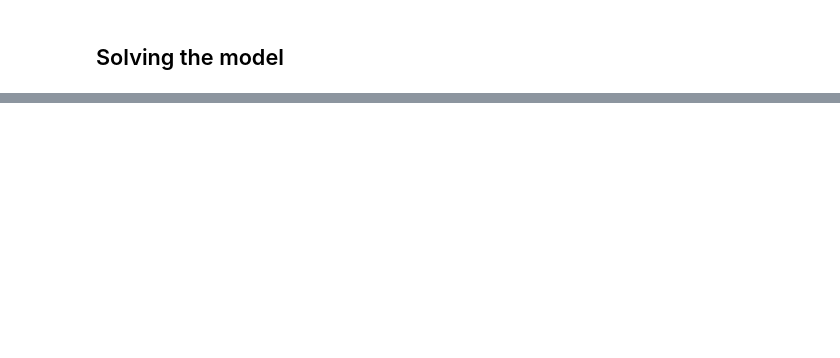
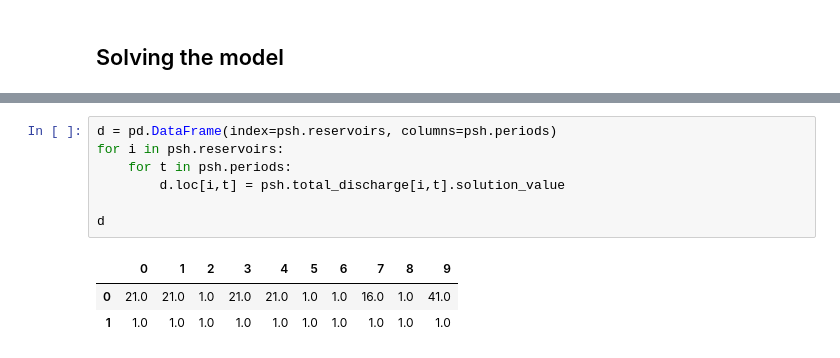
Before and after one commit to FredericWeiss/Seminar-Thesis, a Jupyter notebook: psh.ipynb, the cells around one changed output, grey strips where cells are left out. Cells and saved outputs as stored; diff of their text form; blank space fills up the shorter version.

```diff
--- a/psh.ipynb
+++ b/psh.ipynb
@@ -344,0 +346,11 @@ v
+# %%
+d = pd.DataFrame(index=psh.reservoirs, columns=psh.periods)
+for i in psh.reservoirs:
+    for t in psh.periods:
+        d.loc[i,t] = psh.total_discharge[i,t].solution_value
+
+d
+# %% [output]
+|  | 0 | 1 | 2 | 3 | 4 | 5 | 6 | 7 | 8 | 9 |
+| 0 | 21.0 | 21.0 | 1.0 | 21.0 | 21.0 | 1.0 | 1.0 | 16.0 | 1.0 | 41.0 |
+| 1 | 1.0 | 1.0 | 1.0 | 1.0 | 1.0 | 1.0 | 1.0 | 1.0 | 1.0 | 1.0 |
```
Also changed, not shown: parts of 20 cells of this notebook, 1 other file.
